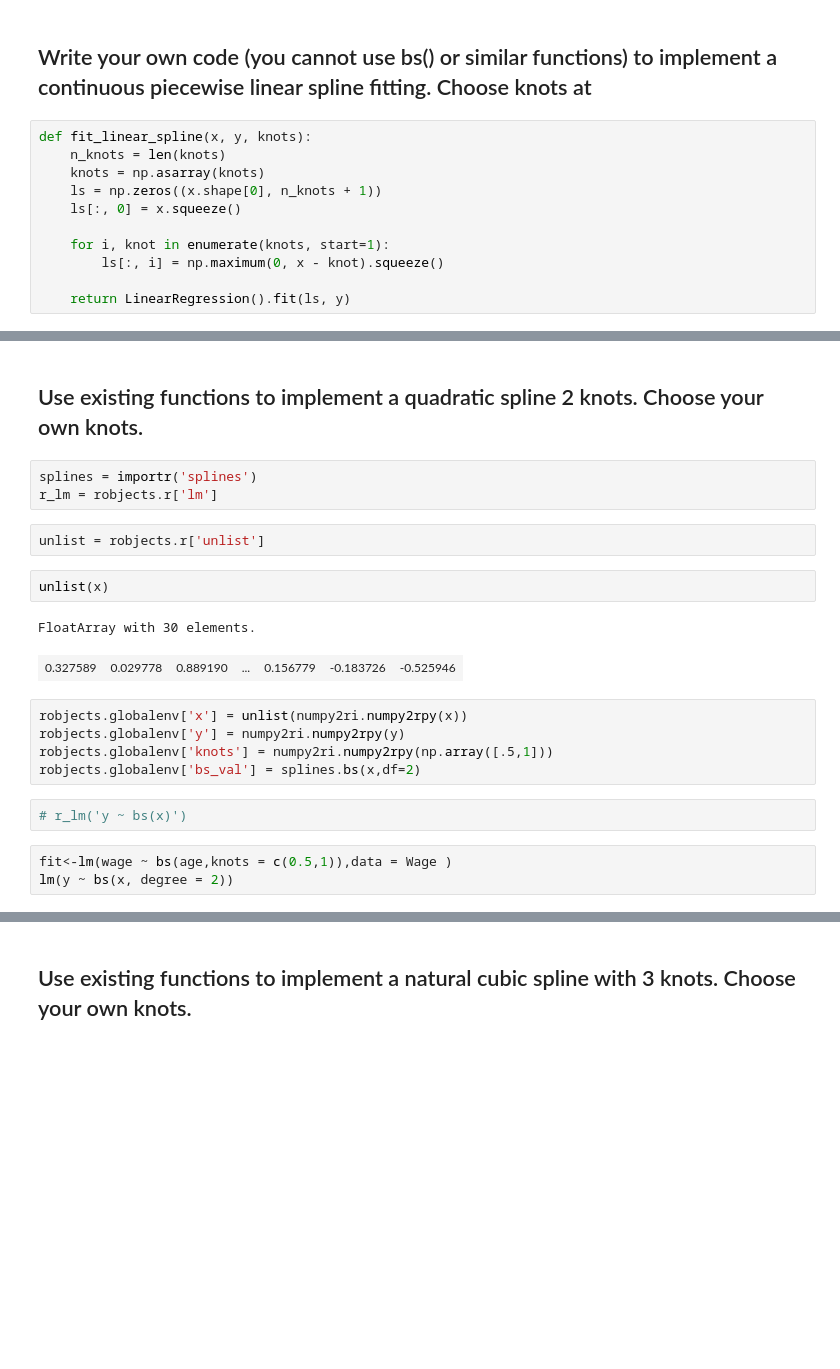
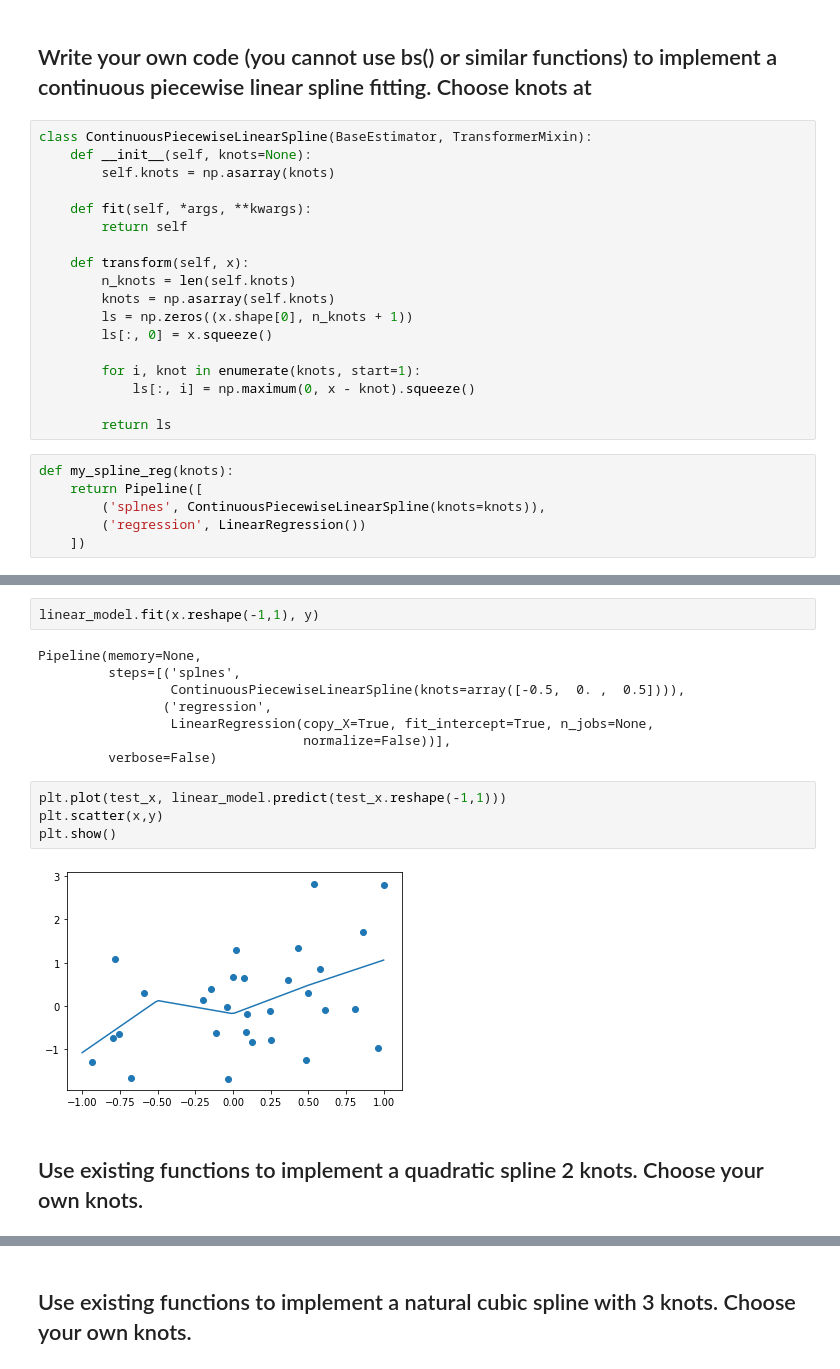
Before and after one commit to edgar971/cs598-stats, a Jupyter notebook: week-5/HW3_edgarsp2.ipynb, the cells around one changed output, grey strips where cells are left out. Saved outputs shown, nothing was run; the diff lists cells and outputs as text; blank space fills up the shorter version.

```diff
--- a/week-5/HW3_edgarsp2.ipynb
+++ b/week-5/HW3_edgarsp2.ipynb
@@ -37,14 +41,27 @@ plt.show()
 # %% [markdown]
 ## Write your own code (you cannot use bs() or similar functions) to implement a continuous piecewise linear spline fitting. Choose knots at
 # %%
-def fit_linear_spline(x, y, knots):
-    n_knots = len(knots)
-    knots = np.asarray(knots)
-    ls = np.zeros((x.shape[0], n_knots + 1))
-    ls[:, 0] = x.squeeze()
+class ContinuousPiecewiseLinearSpline(BaseEstimator, TransformerMixin):
+    def __init__(self, knots=None):
+        self.knots = np.asarray(knots)
 
-    for i, knot in enumerate(knots, start=1):
-        ls[:, i] = np.maximum(0, x - knot).squeeze()
+    def fit(self, *args, **kwargs):
+        return self
 
-    return LinearRegression().fit(ls, y)
+    def transform(self, x):
+        n_knots = len(self.knots)
+        knots = np.asarray(self.knots)
+        ls = np.zeros((x.shape[0], n_knots + 1))
+        ls[:, 0] = x.squeeze()
+
+        for i, knot in enumerate(knots, start=1):
+            ls[:, i] = np.maximum(0, x - knot).squeeze()
+
+        return ls
+# %%
+def my_spline_reg(knots):
+    return Pipeline([
+        ('splnes', ContinuousPiecewiseLinearSpline(knots=knots)),
+        ('regression', LinearRegression())
+    ])
 # %%
@@ -54,22 +69,18 @@ array([ 2.40037633, -3.14405946,  4.6493866 , -7.1960482 ])
+# %%
+linear_model.fit(x.reshape(-1,1), y)
+# %% [output]
+Pipeline(memory=None,
+         steps=[('splnes',
+                 ContinuousPiecewiseLinearSpline(knots=array([-0.5,  0. ,  0.5]))),
+                ('regression',
+                 LinearRegression(copy_X=True, fit_intercept=True, n_jobs=None,
+                                  normalize=False))],
+         verbose=False)
+# %%
+plt.plot(test_x, linear_model.predict(test_x.reshape(-1,1)))
+plt.scatter(x,y)
+plt.show()
+# %% [output]
+[figure, added]
 # %% [markdown]
 ## Use existing functions to implement a quadratic spline 2 knots. Choose your own knots.
-# %%
-splines = importr('splines')
-r_lm = robjects.r['lm']
-# %%
-unlist = robjects.r['unlist']
-# %%
-unlist(x)
-# %% [output]
-FloatArray with 30 elements.
-| 0.327589 | 0.029778 | 0.889190 | ... | 0.156779 | -0.183726 | -0.525946 |
-# %%
-robjects.globalenv['x'] = unlist(numpy2ri.numpy2rpy(x))
-robjects.globalenv['y'] = numpy2ri.numpy2rpy(y)
-robjects.globalenv['knots'] = numpy2ri.numpy2rpy(np.array([.5,1]))
-robjects.globalenv['bs_val'] = splines.bs(x,df=2)
-# %%
-# r_lm('y ~ bs(x)')
-# %%
-fit<-lm(wage ~ bs(age,knots = c(0.5,1)),data = Wage )
-lm(y ~ bs(x, degree = 2))
```
Also changed, not shown: parts of 70 cells of this notebook, 1 other file.
